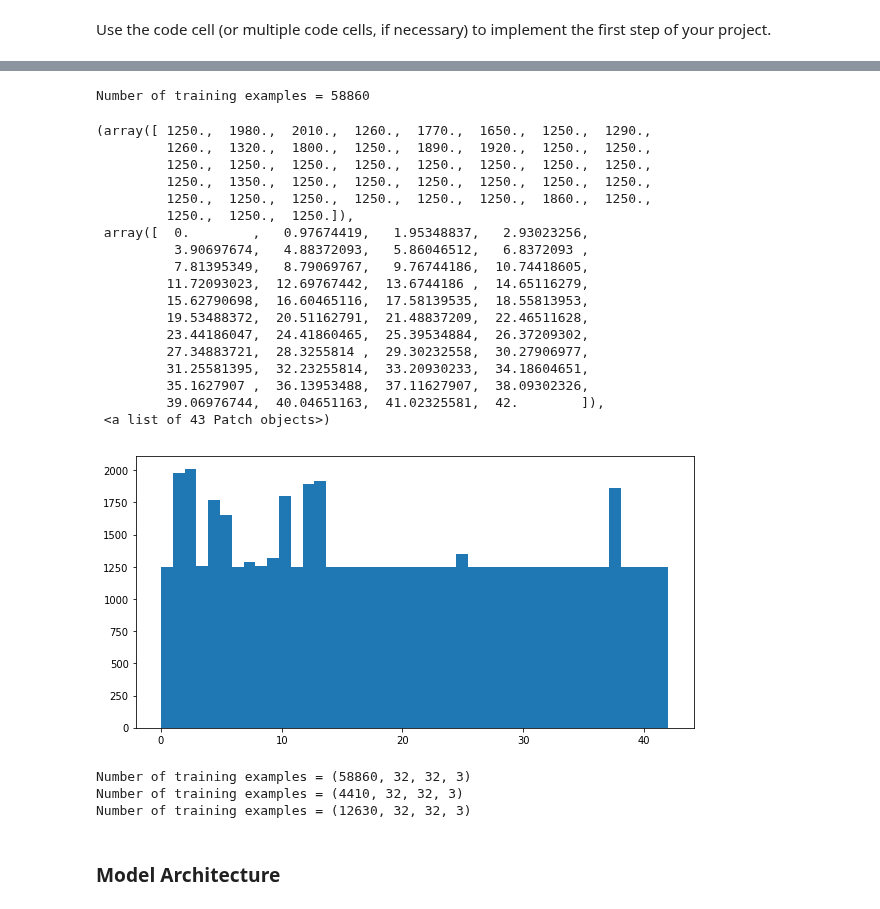
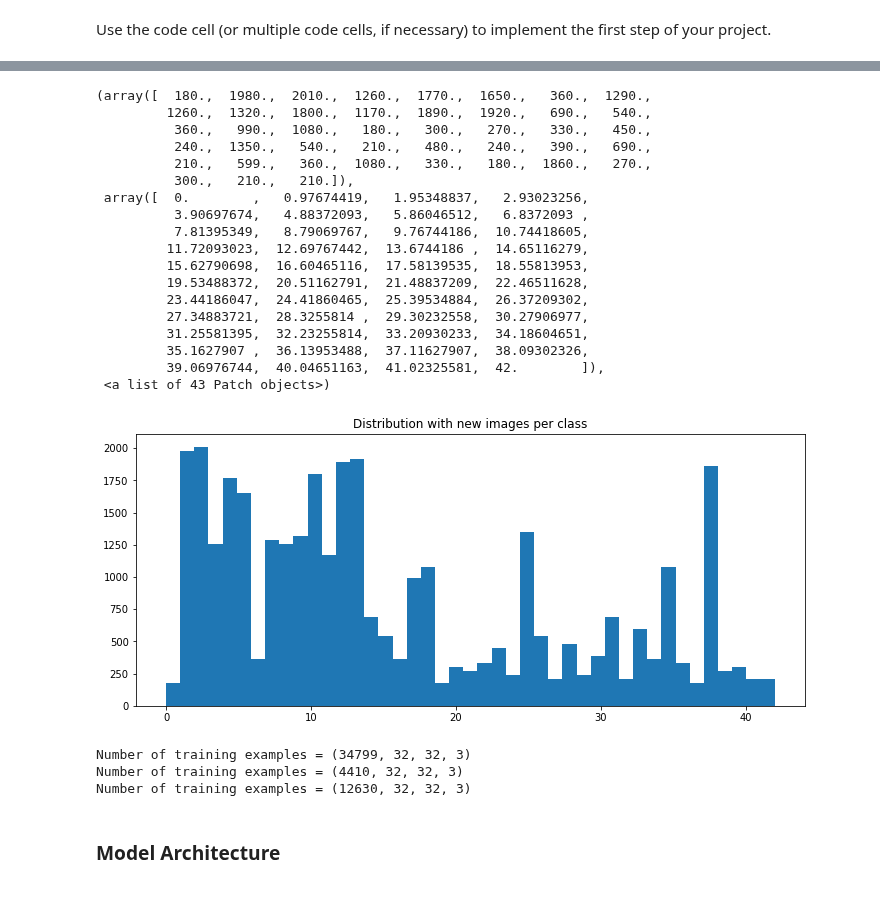
Before and after one commit to jiforcen/CarND-Traffic-Sign-Classifier-Project, a Jupyter notebook: Traffic_Sign_Classifier.ipynb, the cells around one changed output, grey strips where cells are left out. Cells and saved outputs as stored; diff of their text form; code cells hidden in the pictures.

```diff
--- a/Traffic_Sign_Classifier.ipynb
+++ b/Traffic_Sign_Classifier.ipynb
@@ -68,19 +68,3 @@ Visualize the German Traffic Signs Dataset using the pickled file(s). This is op
 The [Matplotlib](http://matplotlib.org/) [examples](http://matplotlib.org/examples/index.html) and [gallery](http://matplotlib.org/gallery.html) pages are a great resource for doing visualizations in Python.
 
 **NOTE:** It's recommended you start with something simple first. If you wish to do more, come back to it after you've completed the rest of the sections.
-# %%
-### Data exploration visualization code goes here.
-### Feel free to use as many code cells as needed.
-import random
-import numpy as np
-import matplotlib.pyplot as plt
-# Visualizations will be shown in the notebook.
-%matplotlib inline
-
-index = random.randint(0,len(X_train))
-image = X_train[index].squeeze()
-
-plt.figure(figsize=(1,1))
-plt.imshow(image)
-
-print("Random image =", y_train[index])
@@ -251,6 +238,7 @@ def number_completed(count_images,min_nImages):
 import cv2
 if False: ## Put True for augmentate data, False for read from file
 
+    # Equalize histogram of component Y of images
     for i in range(X_train.shape[0]):
         X_train[i,:,:,:] = cv2.cvtColor(X_train[i,:,:,:],cv2.COLOR_RGB2YUV)
         X_train[i,:,:,0] = cv2.equalizeHist(X_train[i,:,:,0])
@@ -304,7 +292,7 @@ if False: ## Put True for augmentate data, False for read from file
     print("Data Augmented...")
 
 else:
-
+    # Equalize histogram of component Y of images
     for i in range(X_valid.shape[0]):
         X_valid[i,:,:,:] = cv2.cvtColor(X_valid[i,:,:,:],cv2.COLOR_RGB2YUV)
         X_valid[i,:,:,0] = cv2.equalizeHist(X_valid[i,:,:,0])
@@ -323,34 +311,32 @@ else:
     n_train = X_train.shape[0]
 
     print("Number of training examples =", n_train)
-# %% [output]
-Number of training examples = 58860
 # %%
+#Distribution Histogram After Adding Images
 %matplotlib inline
 plt.figure(figsize=(10,5))
-
-
+plt.title("Distribution with new images per class")
 plt.hist(y_train, bins = n_classes)
 # %% [output]
-(array([ 1250.,  1980.,  2010.,  1260.,  1770.,  1650.,  1250.,  1290.,
-         1260.,  1320.,  1800.,  1250.,  1890.,  1920.,  1250.,  1250.,
-         1250.,  1250.,  1250.,  1250.,  1250.,  1250.,  1250.,  1250.,
-         1250.,  1350.,  1250.,  1250.,  1250.,  1250.,  1250.,  1250.,
-         1250.,  1250.,  1250.,  1250.,  1250.,  1250.,  1860.,  1250.,
-         1250.,  1250.,  1250.]),
+(array([  180.,  1980.,  2010.,  1260.,  1770.,  1650.,   360.,  1290.,
+         1260.,  1320.,  1800.,  1170.,  1890.,  1920.,   690.,   540.,
+          360.,   990.,  1080.,   180.,   300.,   270.,   330.,   450.,
+          240.,  1350.,   540.,   210.,   480.,   240.,   390.,   690.,
+          210.,   599.,   360.,  1080.,   330.,   180.,  1860.,   270.,
+          300.,   210.,   210.]),
  array([  0.        ,   0.97674419,   1.95348837,   2.93023256,
           3.90697674,   4.88372093,   5.86046512,   6.8372093 ,
           7.81395349,   8.79069767,   9.76744186,  10.74418605,
          11.72093023,  12.69767442,  13.6744186 ,  14.65116279,
          15.62790698,  16.60465116,  17.58139535,  18.55813953,
          19.53488372,  20.51162791,  21.48837209,  22.46511628,
          23.44186047,  24.41860465,  25.39534884,  26.37209302,
          27.34883721,  28.3255814 ,  29.30232558,  30.27906977,
          31.25581395,  32.23255814,  33.20930233,  34.18604651,
          35.1627907 ,  36.13953488,  37.11627907,  38.09302326,
          39.06976744,  40.04651163,  41.02325581,  42.        ]),
  <a list of 43 Patch objects>)
-[figure, old version]
+[figure, new version]
 # %%
 from sklearn.utils import shuffle
 
@@ -365,7 +351,7 @@ print("Number of training examples =", X_train.shape)
 print("Number of training examples =", X_valid.shape)
 print("Number of training examples =", X_test.shape)
 # %% [output]
-Number of training examples = (58860, 32, 32, 3)
+Number of training examples = (34799, 32, 32, 3)
 Number of training examples = (4410, 32, 32, 3)
 Number of training examples = (12630, 32, 32, 3)
 # %% [markdown]
```
Also changed, not shown: parts of 15 cells of this notebook, 3 other files.
